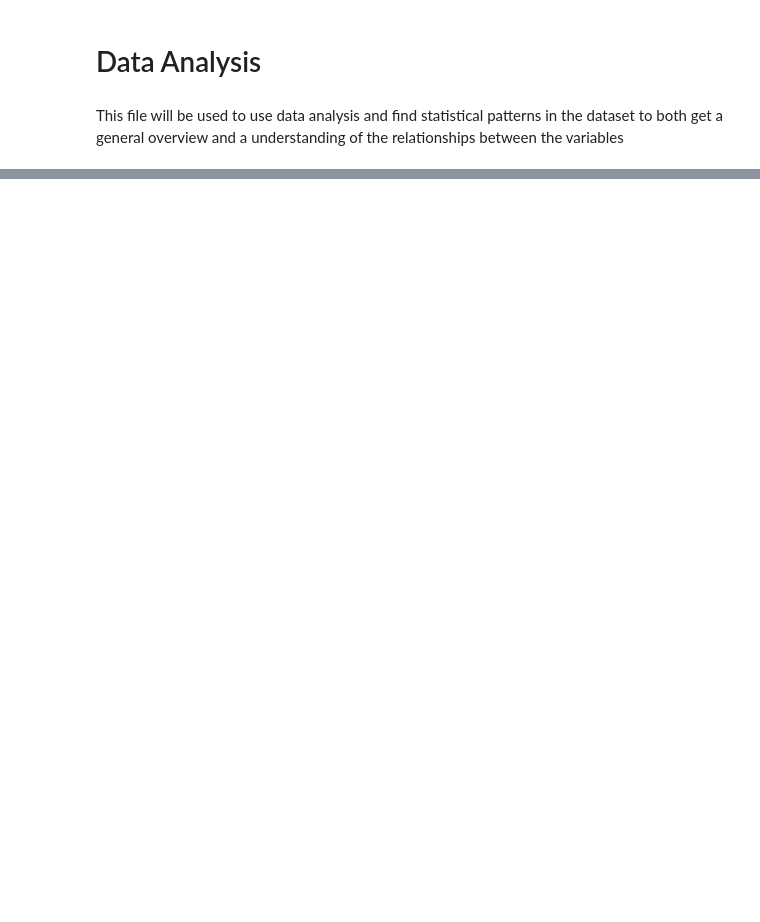
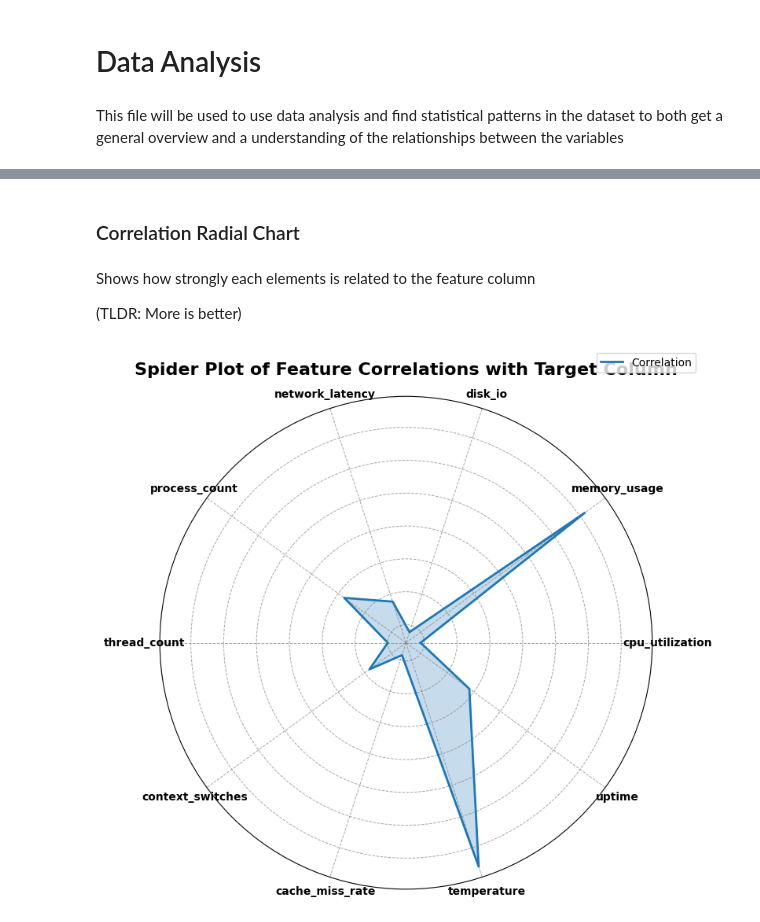
Before and after one commit to MuhammadAhmadMirza/BNA26-ML, a Jupyter notebook: src/data_analysis.ipynb, the cells around one changed output, grey strips where cells are left out. Saved outputs shown, nothing was run; the diff lists cells and outputs as text; code cells hidden in the pictures; blank space fills up the shorter version.

```diff
--- a/src/data_analysis.ipynb
+++ b/src/data_analysis.ipynb
@@ -42,0 +121,41 @@ print(correlation_with_target)
+# %% [markdown]
+### Correlation Radial Chart
+# %% [markdown]
+Shows how strongly each elements is related to the feature column
+
+(TLDR: More is better)
+# %%
+labels = np.array(correlations.index)
+stats = correlations.values
+
+# Complete the loop for the spider plot
+stats = np.concatenate((stats, [stats[0]]))
+angles = np.linspace(0, 2 * np.pi, len(labels), endpoint=False).tolist()
+angles += angles[:1]
+
+# Set up color palette with enough distinct colors for labels
+palette = sns.color_palette("tab20", len(labels))
+
+fig, ax = plt.subplots(figsize=(8, 8), subplot_kw=dict(polar=True))
+
+# Fill the area with color
+ax.fill(angles, stats, color=palette[0], alpha=0.25)
+ax.plot(angles, stats, color=palette[0], linewidth=2, label='Correlation')
+
+# ticks and labels
+ax.set_yticklabels([])
+ax.set_xticks(angles[:-1])
+ax.set_xticklabels(labels, fontsize=10, fontweight='bold')
+
+# Add gridlines
+ax.grid(color='gray', linestyle='--', linewidth=0.7, alpha=0.7)
+
+# Add a title with padding and styling
+plt.title('Spider Plot of Feature Correlations with Target Column', fontsize=16, fontweight='bold', pad=20)
+
+plt.legend(loc='upper right', bbox_to_anchor=(1.1, 1.1))
+
+plt.tight_layout()
+plt.show()
+# %% [output]
+[figure, added]
```
Also changed, not shown: parts of 20 cells of this notebook.
